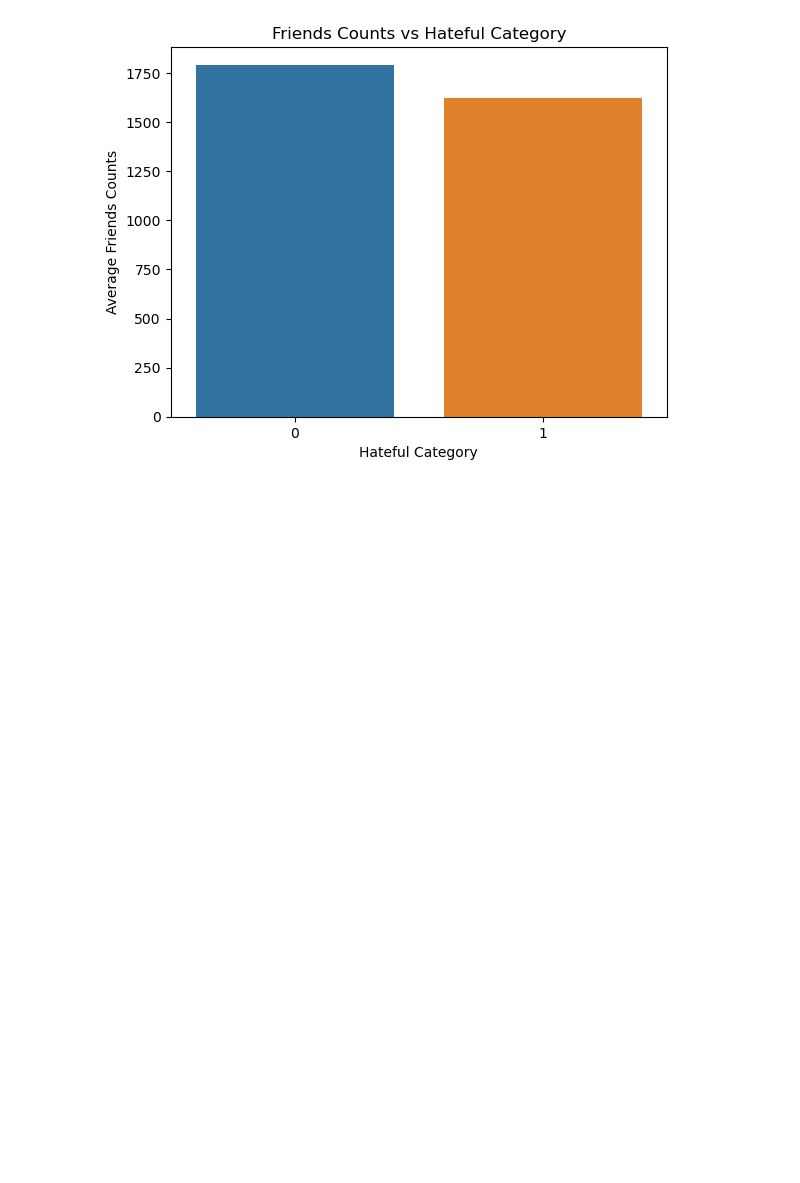
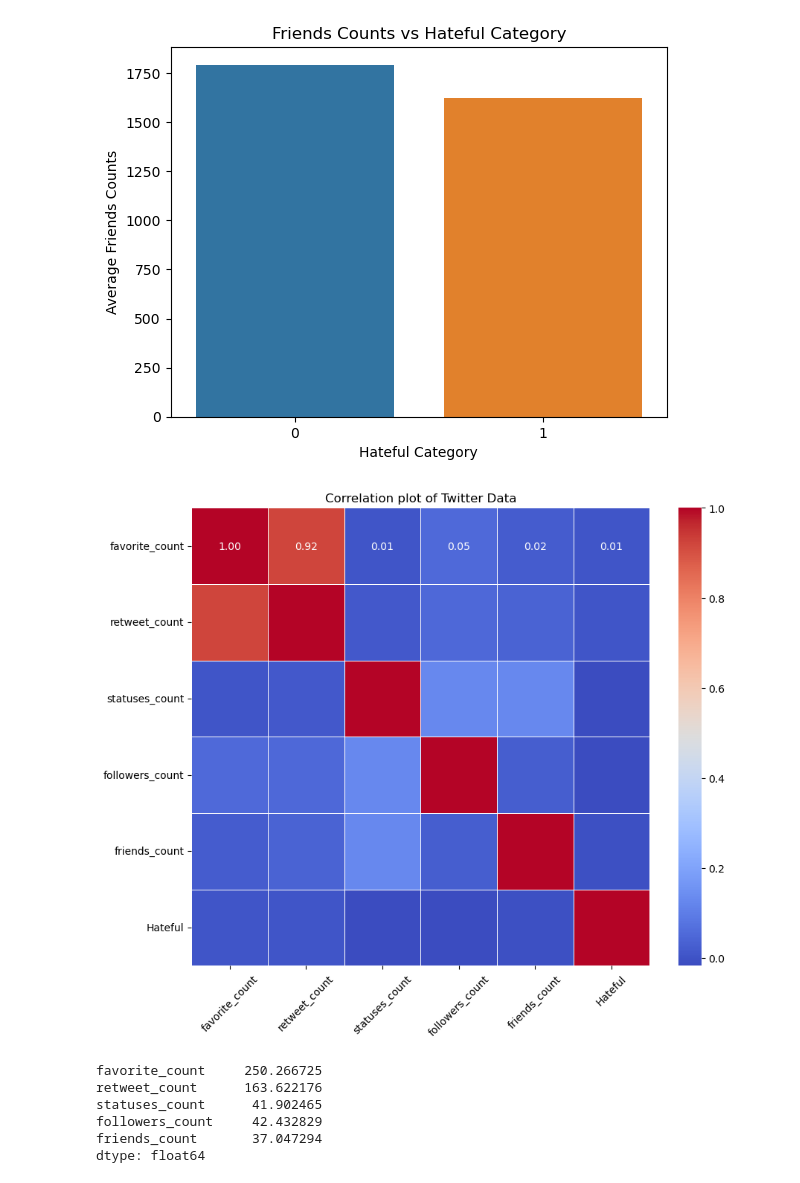
Before and after one commit to AkshayHanchate/-MeToo_Hate_Speech_Detection_NLP, a Jupyter notebook: MeToo_Hateful_NLP.ipynb, the cells around one changed output. Drawn from its saved outputs; the diff is of its cells as text; code cells hidden in the pictures; blank space fills up the shorter version.

```diff
--- a/MeToo_Hateful_NLP.ipynb
+++ b/MeToo_Hateful_NLP.ipynb
@@ -164,3 +165,35 @@ plt.ylabel("Average Friends Counts")
 plt.show()
 # %% [output]
 [figure]
+# %%
+# Assuming Metoo_df_clean is your DataFrame and 'Hateful' is a column with categorical data
+# Converting 'Hateful' from factor (categorical in R) to numeric
+Metoo_df_clean['Hateful'] = pd.to_numeric(Metoo_df_clean['Hateful'].astype('category').cat.codes)
+# %%
+# Selecting only the numerical columns for correlation analysis
+numerical_data = Metoo_df_clean[['favorite_count', 'retweet_count', 'statuses_count', 'followers_count', 'friends_count', 'Hateful']]
+# %%
+# Compute the correlation matrix
+cor_matrix = numerical_data.corr(method='pearson')  # 'pearson' is the default method
+# %%
+# Plotting the correlation matrix
+plt.figure(figsize=(10, 8))
+sns.heatmap(cor_matrix, annot=True, fmt=".2f", cmap='coolwarm', cbar=True, square=True, linewidths=.5)
+plt.title("Correlation plot of Twitter Data")
+plt.xticks(rotation=45)
+plt.yticks(rotation=0)
+plt.show()
+# %% [output]
+[figure, added]
+# %%
+# Calculating the skewness between the variables
+numerical_variables = Metoo_df_clean[['favorite_count', 'retweet_count', 'statuses_count', 'followers_count', 'friends_count']]
+skew_values = numerical_variables.apply(lambda x: skew(x.dropna()))  # Applying skewness function to each column
+print(skew_values)
+# %% [output]
+favorite_count     250.266725
+retweet_count      163.622176
+statuses_count      41.902465
+followers_count     42.432829
+friends_count       37.047294
+dtype: float64
```
Also changed, not shown: parts of 3 cells of this notebook.
